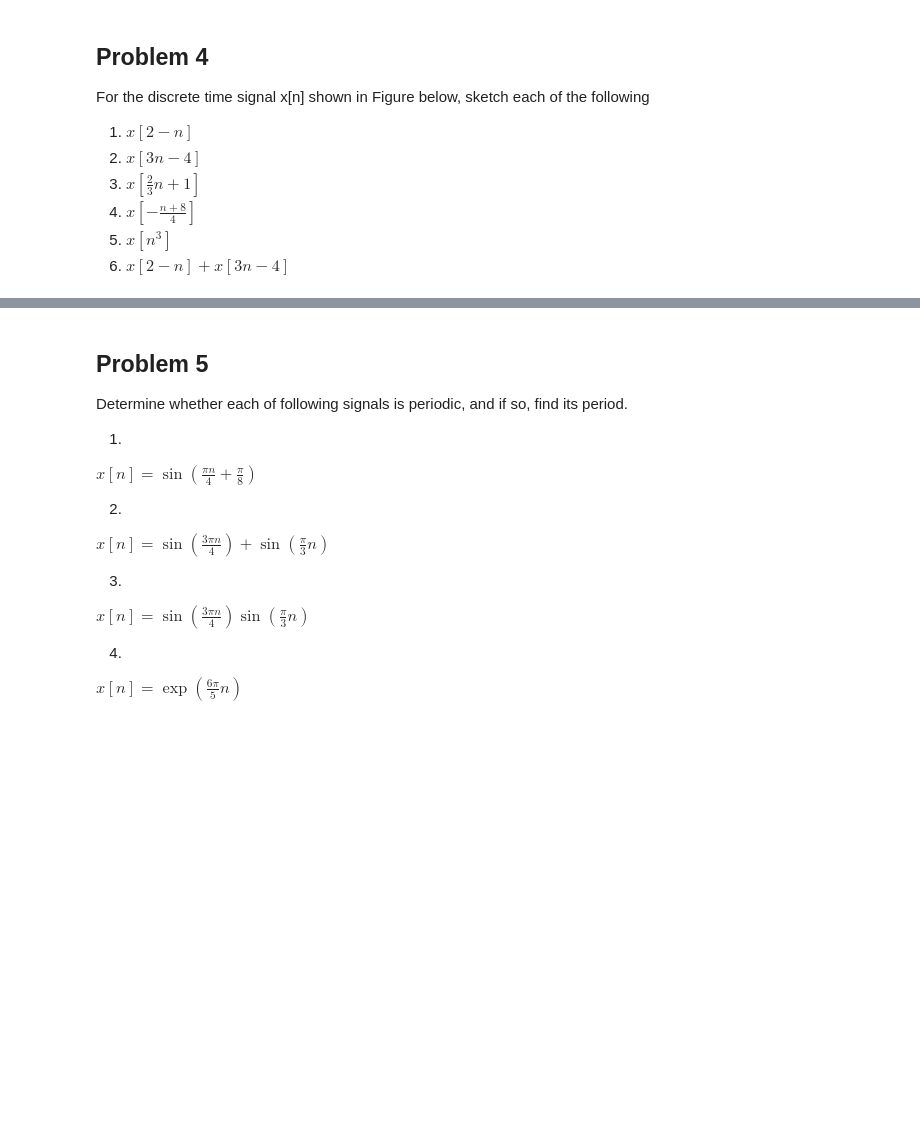
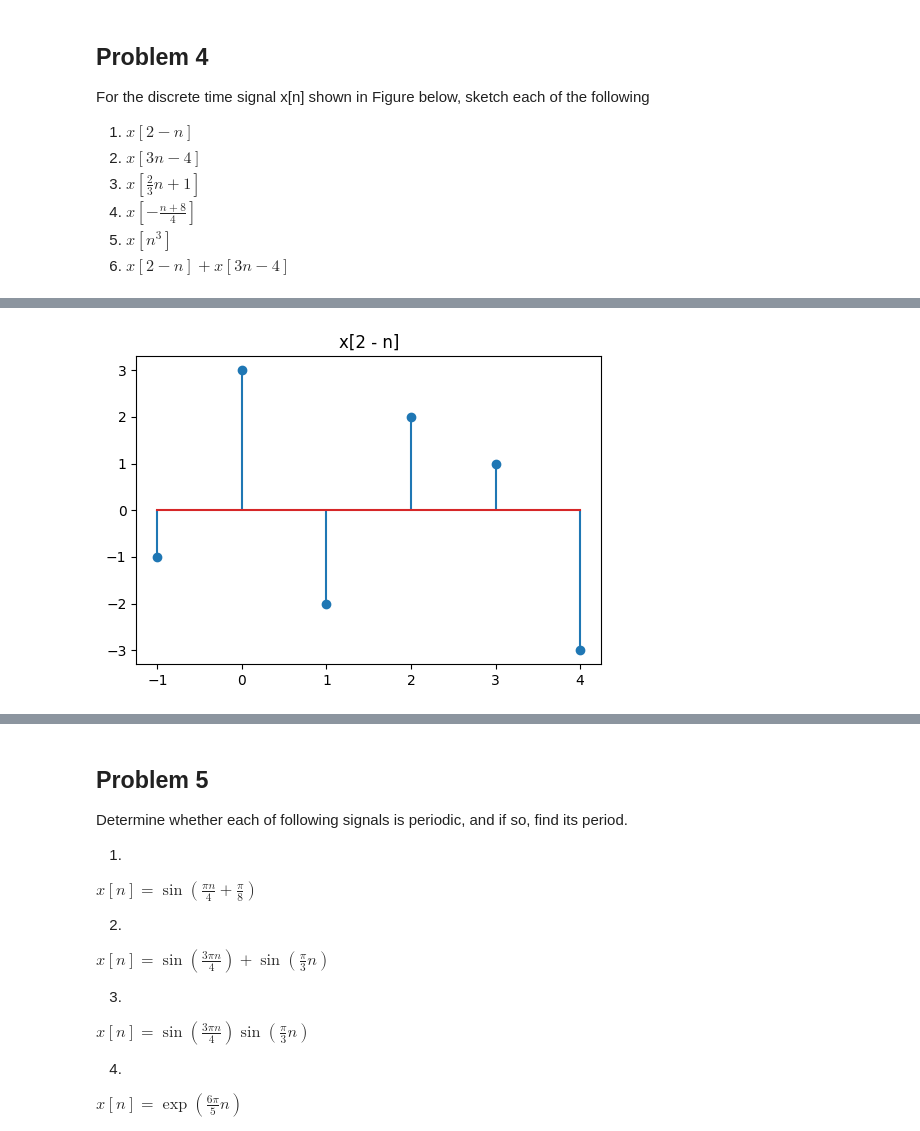
Before and after one commit to patthadon-p/CEDT-2110203-CEM-II, a Jupyter notebook: signal/homework-1/code/signal-homework-01-notebook.ipynb, the cells around one changed output, grey strips where cells are left out. Cells and saved outputs as stored; diff of their text form; code cells hidden in the pictures; blank space fills up the shorter version.

```diff
--- a/signal/homework-1/code/signal-homework-01-notebook.ipynb
+++ b/signal/homework-1/code/signal-homework-01-notebook.ipynb
@@ -302,0 +310,33 @@ plt.show()
+# %%
+def transform_signal(x, n, f):
+    """Return x[f(n)] for any discrete-time signal x[n]."""
+    f_n = f(n)
+    f_n_int = f_n[np.floor(f_n) == f_n]
+
+    x_new = np.zeros(f_n_int.shape[0], dtype=float)
+
+    idx = 0
+    for i, val in enumerate(f_n):
+        if int(val) == val:
+            x_new[idx] = x[i]
+            idx += 1
+
+    return x_new, f_n_int
+# %%
+# 4.1.
+
+fig = plt.figure(figsize=(6, 4))
+
+t = np.arange(-2, 4)
+x_t = np.array([-3, 1, 2, -2, 3, -1])
+
+x_t, t = transform_signal(x_t, t, lambda n: 2 - n)
+
+plt.stem(t, x_t)
+plt.title("x[2 - n]")
+
+plt.savefig("../images/problem_4_1.png", dpi=300, bbox_inches="tight")
+
+plt.show()
+# %% [output]
+[figure, added]
```
Also changed, not shown: parts of 7 cells of this notebook, 10 other files.
